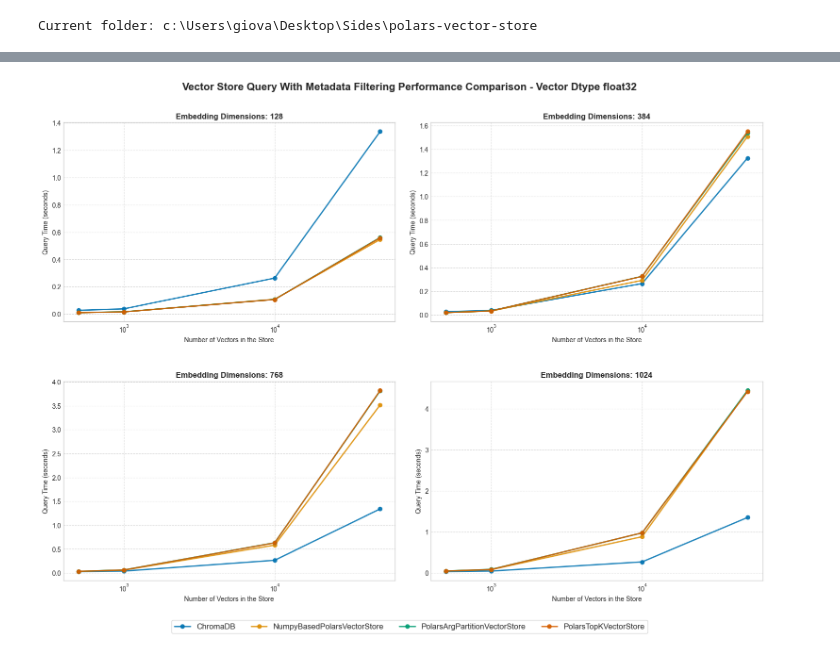
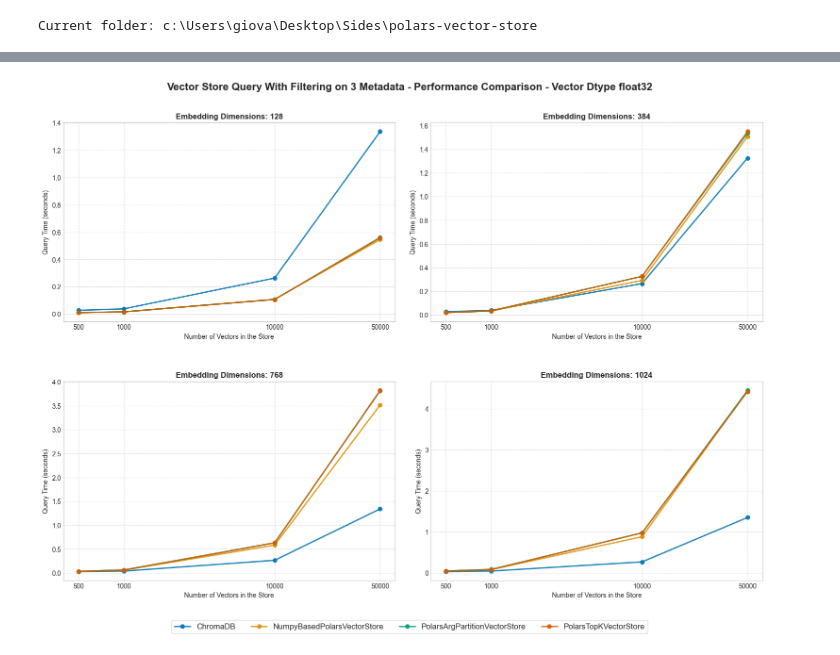
Before and after one commit to GiovanniGiacometti/polars-vector-store, a Jupyter notebook: notebooks/4. visualize-benchmark-results.ipynb, the cells around one changed output, grey strips where cells are left out. Saved outputs shown, nothing was run; the diff lists cells and outputs as text; code cells hidden in the pictures.

```diff
--- a/notebooks/4. visualize-benchmark-results.ipynb
+++ b/notebooks/4. visualize-benchmark-results.ipynb
@@ -111,6 +111,8 @@ for i, embedding_dim in enumerate(EMBEDDING_DIMS):
     ax.set_xlabel("Number of Vectors in the Store", fontsize=10)
     ax.set_ylabel("Query Time (seconds)", fontsize=10)
     ax.set_xscale("log")
+    ax.set_xticks(n_rows)
+    ax.set_xticklabels(n_rows)
 
     # Add grid for better readability
     ax.grid(True, linestyle="--", alpha=0.7)
@@ -193,6 +195,8 @@ for i, embedding_dim in enumerate(EMBEDDING_DIMS):
     ax.set_xlabel("Number of Vectors in the Store", fontsize=10)
     ax.set_ylabel("Query Time (seconds)", fontsize=10)
     ax.set_xscale("log")
+    ax.set_xticks(n_rows)
+    ax.set_xticklabels(n_rows)
 
     # Add grid for better readability
     ax.grid(True, linestyle="--", alpha=0.7)
@@ -219,7 +223,7 @@ fig, axes = plt.subplots(2, 2, figsize=(16, 12))
 axes = axes.flatten()
 
 fig.suptitle(
-    f"Vector Store Query With Metadata Filtering Performance Comparison - Vector Dtype {vector_dtype}",
+    f"Vector Store Query With Filtering on 3 Metadata - Performance Comparison - Vector Dtype {vector_dtype}",
     fontsize=16,
     fontweight="bold",
     y=0.98,
@@ -267,31 +271,33 @@ for i, embedding_dim in enumerate(EMBEDDING_DIMS):
         labels_list = labels
 
     # Improve title and labels
     ax.set_title(
         f"Embedding Dimensions: {embedding_dim}",
         fontsize=12,
         fontweight="bold",
     )
     ax.set_xlabel("Number of Vectors in the Store", fontsize=10)
     ax.set_ylabel("Query Time (seconds)", fontsize=10)
     ax.set_xscale("log")
+    ax.set_xticks(n_rows)
+    ax.set_xticklabels(n_rows)
 
     # Add grid for better readability
     ax.grid(True, linestyle="--", alpha=0.7)
 
 # Create a single legend outside of all subplots
 fig.legend(
     handles_list,
     labels_list,
     loc="lower center",
     bbox_to_anchor=(0.5, 0.00),
     ncol=len(vectorstores_classes),
     fontsize=12,
     frameon=True,
     fancybox=True,
 )
 
 
 plt.subplots_adjust(bottom=0.1, hspace=0.3)
 # %% [output]
-[figure, old version]
+[figure, new version]
```
Also changed, not shown: parts of 2 cells of this notebook, 1 other file.
